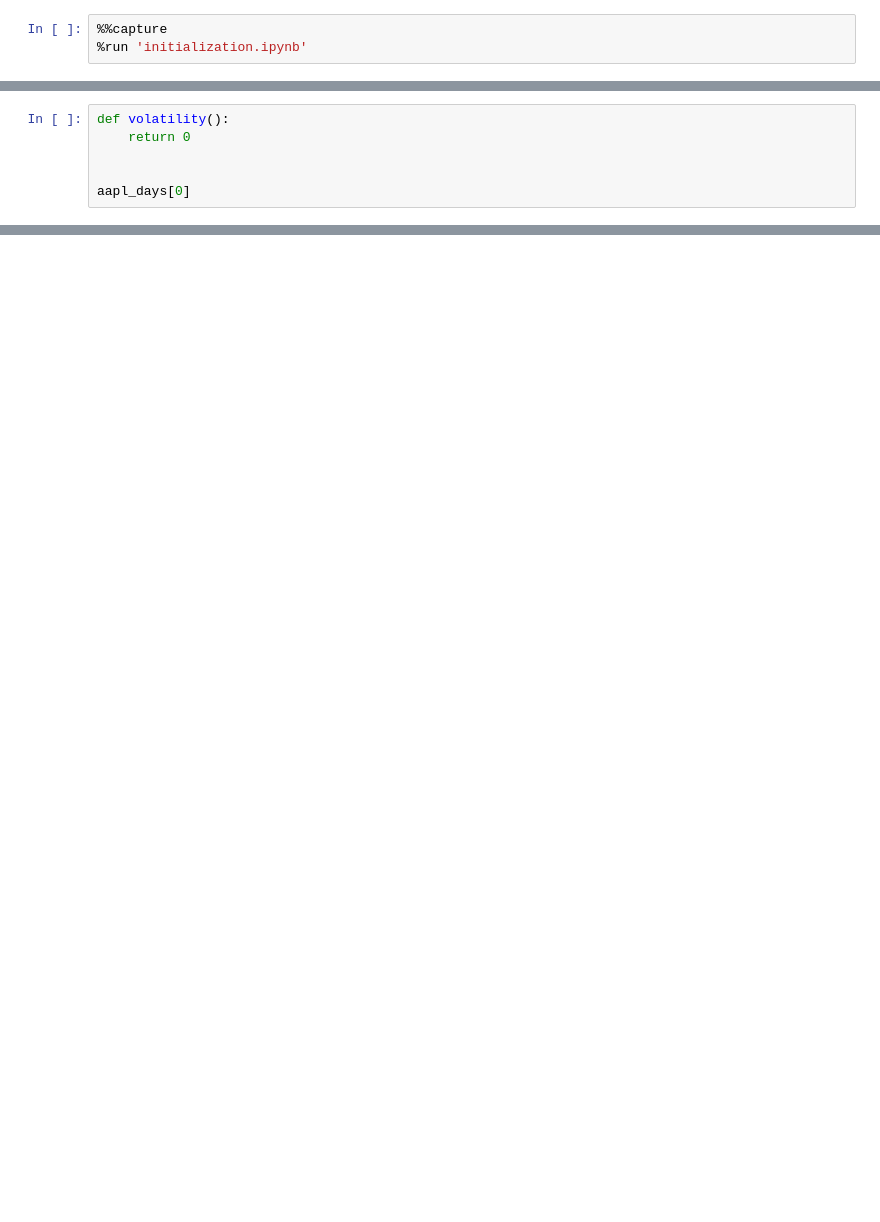
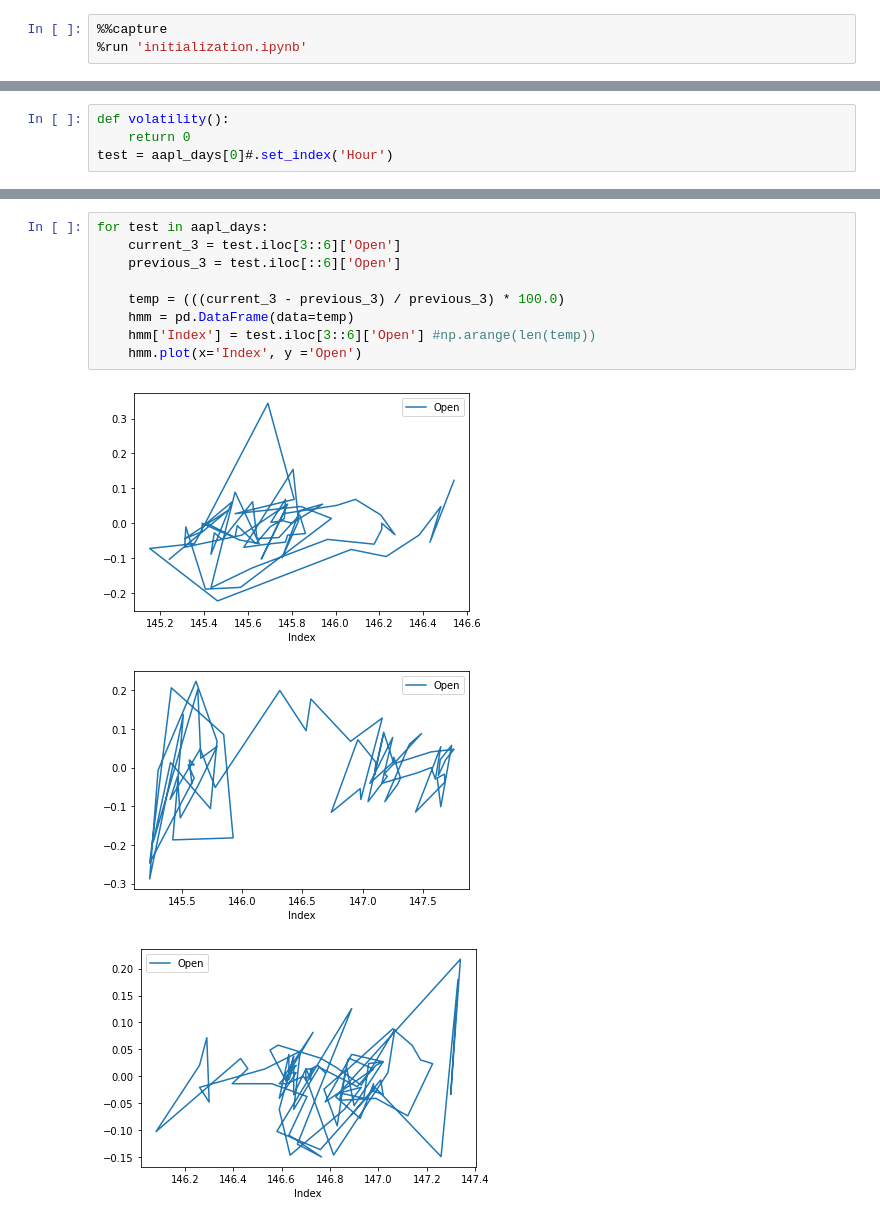
Before and after one commit to PaulDTP/heroku_app, a Jupyter notebook: z-algo.ipynb, the cells around one changed output, grey strips where cells are left out. Drawn from its saved outputs; the diff is of its cells as text; blank space fills up the shorter version.

```diff
--- a/z-algo.ipynb
+++ b/z-algo.ipynb
@@ -21,6 +4,4 @@ ModuleNotFoundError: No module named 'ib_insync'
 # %%
 def volatility():
     return 0
-
-
-aapl_days[0]
+test = aapl_days[0]#.set_index('Hour')
@@ -44,0 +59,13 @@ pandas.core.series.Series
+# %%
+for test in aapl_days:
+    current_3 = test.iloc[3::6]['Open']
+    previous_3 = test.iloc[::6]['Open']
+
+    temp = (((current_3 - previous_3) / previous_3) * 100.0)
+    hmm = pd.DataFrame(data=temp)
+    hmm['Index'] = test.iloc[3::6]['Open'] #np.arange(len(temp))
+    hmm.plot(x='Index', y ='Open')
+# %% [output]
+[figure, added]
+[figure, added]
+[figure, added]
```
Also changed, not shown: parts of 12 cells of this notebook, 1 other file.
